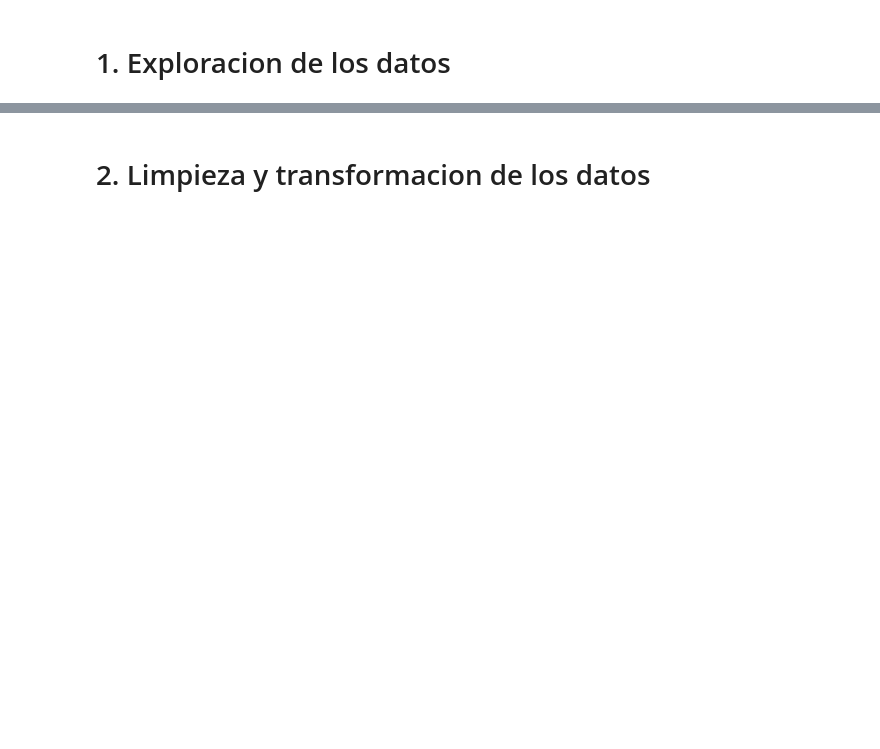
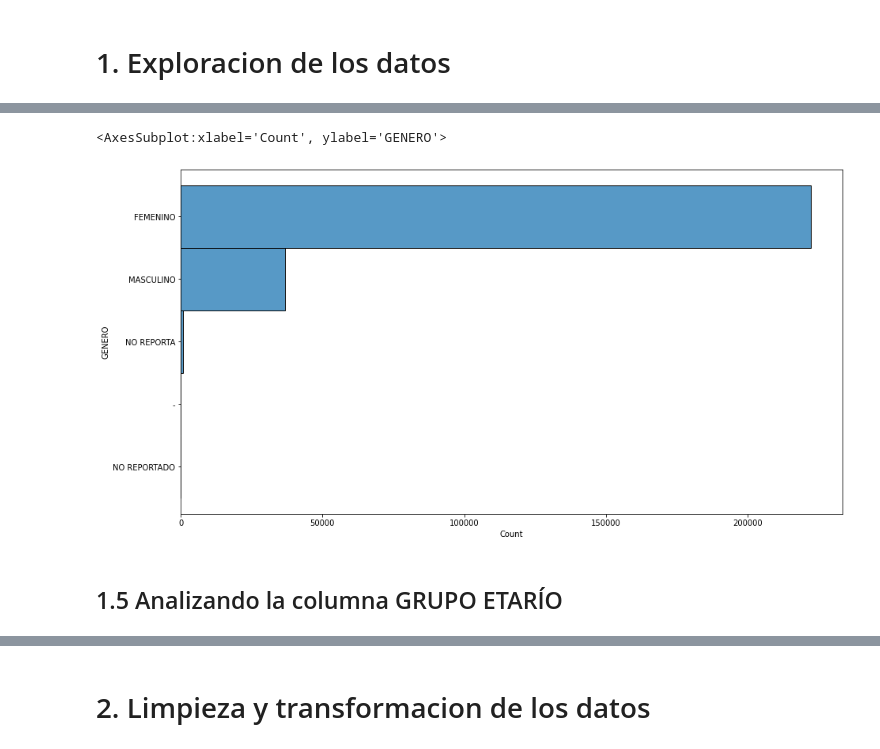
Before and after one commit to CristianCristanchoT/Analisis-de-datos-relacionados-a-crimenes-en-Colombia, a Jupyter notebook: Notebooks/1_Exploracion_y_limpieza_de_datos/Delitos sexuales.ipynb, the cells around one changed output, grey strips where cells are left out. Saved outputs shown, nothing was run; the diff lists cells and outputs as text; code cells hidden in the pictures; blank space fills up the shorter version.

```diff
--- a/Notebooks/1_Exploracion_y_limpieza_de_datos/Delitos sexuales.ipynb
+++ b/Notebooks/1_Exploracion_y_limpieza_de_datos/Delitos sexuales.ipynb
@@ -7,0 +141,8 @@ import numpy as np
+# %%
+plt.figure(figsize=(15,8))
+sns.histplot(data=delitos_sexuales_df, y="GENERO")
+# %% [output]
+<AxesSubplot:xlabel='Count', ylabel='GENERO'>
+[figure, added]
+# %% [markdown]
+## 1.5 Analizando la columna GRUPO ETARÍO
```
Also changed, not shown: parts of 34 cells of this notebook, 3 other files.
